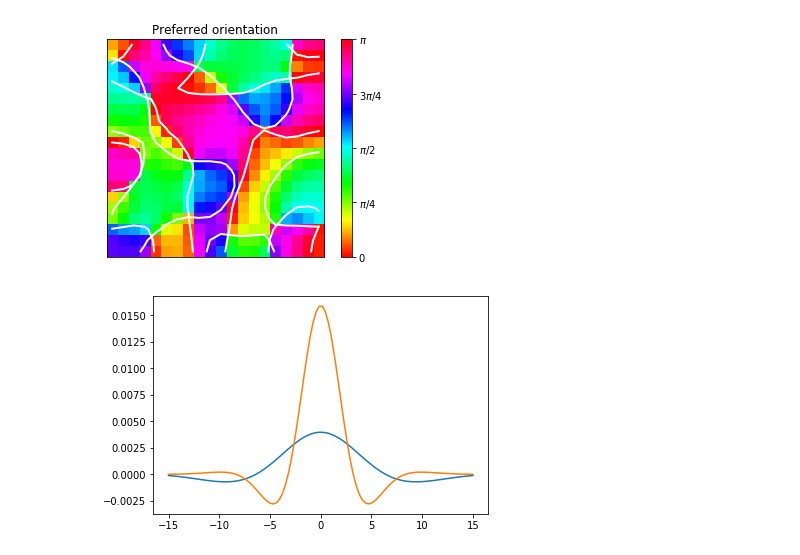
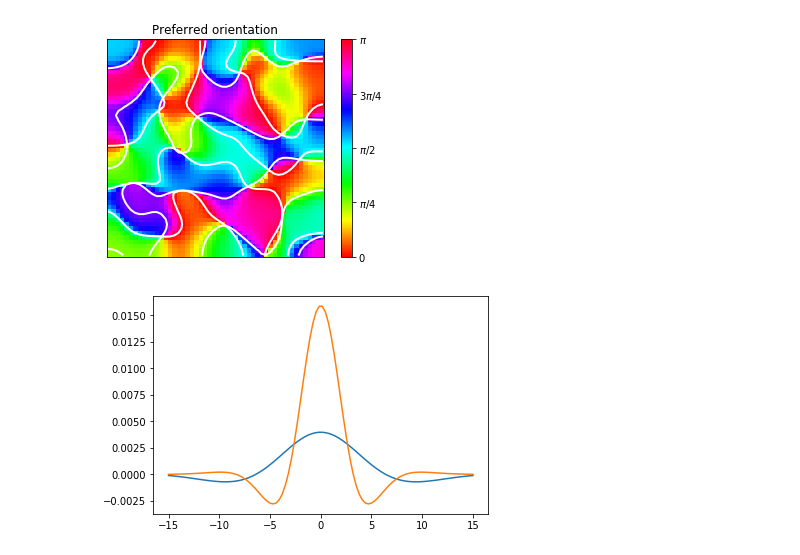
Before and after one commit to mackelab/gp-maps-python, a Jupyter notebook: BayesianOPM.ipynb, the cells around one changed output. Cells and saved outputs as stored; diff of their text form; code cells hidden in the pictures.

```diff
--- a/BayesianOPM.ipynb
+++ b/BayesianOPM.ipynb
@@ -9,21 +9,21 @@ from pinwheels import plot_pinwheels
 from response import response, create_stimuli, compute_responses
 from kernels import mexican_hat_kernel
 # %%
-size = 20
+size = 50
 
 n = size**2
 d = 3
 
 # ground truth opm
-m = make_opm(size=size, sigma=2., k=2.)
+m = make_opm(size=size, sigma=4., k=2.)
 
 f, ax = plot_opm(m)
 plot_pinwheels(m, ax)
 
 plt.show()
 
 idx = get_indices(size)
 # %% [output]
-[figure, old version]
+[figure, new version]
 # %%
 # compute responses
```
Also changed, not shown: parts of 5 cells of this notebook, 1 other file.
